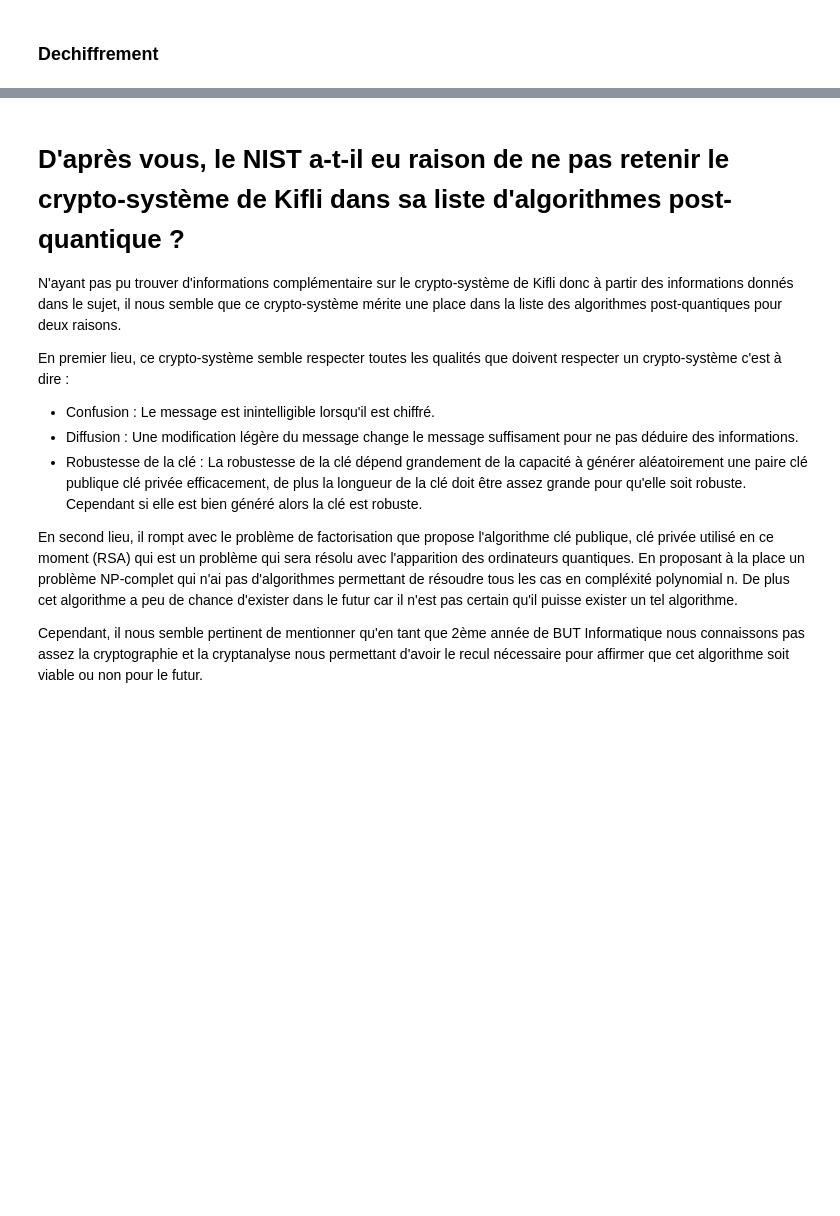
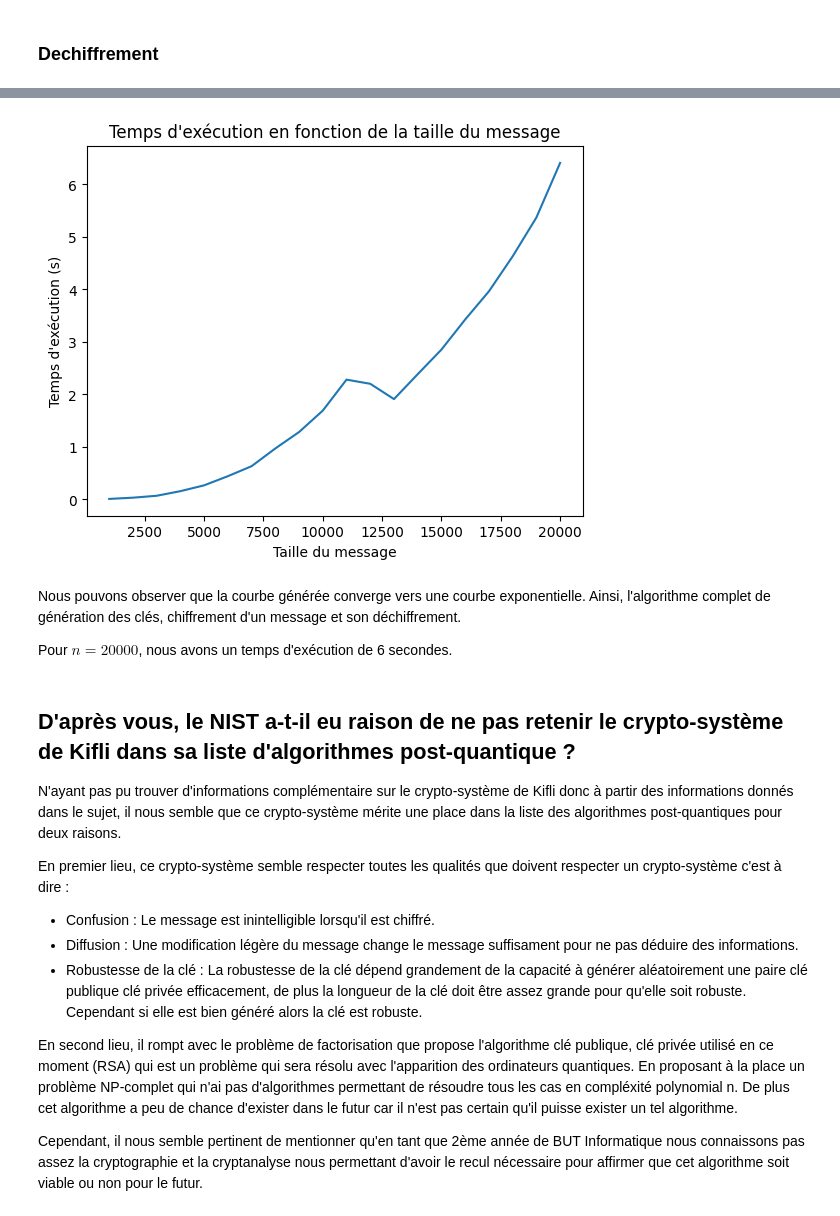
Before and after one commit to atari643/SAE_R3.09, a Jupyter notebook: rapport.ipynb, the cells around one changed output, grey strips where cells are left out. Drawn from its saved outputs; the diff is of its cells as text; code cells hidden in the pictures; blank space fills up the shorter version.

Commit message:
Ajout d'analyse de temps d'exécution

```diff
--- a/rapport.ipynb
+++ b/rapport.ipynb
@@ -31,7 +47,7 @@ import random as rd
 from sys import maxsize
 
 def gen_pochon(n):
-    """Génération d'un pochon de n entiers aléatoires"""
+    """Génération d'un pochon de n entiers supercroissants aléatoires """
     tab = []
     somme = 0
     for i in range(n):
@@ -310,5 +330,32 @@ for i in range(100):
+# %%
+import matplotlib.pyplot as plt
+from time import time
+
+
+def bornes_kifli(n, pas):
+    temps = []
+    taille=[i for i in range(1, n+1) if i%pas==0]
+    for i in taille:
+        if(i%pas==0):
+            message="".join(str(rd.randint(0,1)) for _ in range(i))
+            t1=time()
+            test_chiffrement_dechiffrement(message, i)
+            t2=time()
+            temps.append(t2-t1)
+    plt.plot(taille, temps)
+    plt.xlabel("Taille du message")
+    plt.ylabel("Temps d'exécution (s)")
+    plt.title("Temps d'exécution en fonction de la taille du message")
+    plt.show()
+bornes_kifli(20000, 1000)
+# %% [output]
+[figure, added]
+# %% [markdown]
+Nous pouvons observer que la courbe générée converge vers une courbe exponentielle. Ainsi, l'algorithme complet de génération des clés, chiffrement d'un message et son déchiffrement.
+
+Pour $n = 20000$, nous avons un temps d'exécution de 6 secondes.
 # %% [markdown]
-# D'après vous, le NIST a-t-il eu raison de ne pas retenir le crypto-système de Kifli dans sa liste d'algorithmes post-quantique ?
+## D'après vous, le NIST a-t-il eu raison de ne pas retenir le crypto-système de Kifli dans sa liste d'algorithmes post-quantique ?
 
 
 N'ayant pas pu trouver d'informations complémentaire sur le crypto-système de Kifli donc à partir des informations donnés dans le sujet, il nous semble que ce crypto-système mérite une place dans la liste des algorithmes post-quantiques pour deux raisons.
```
Also changed, not shown: parts of 11 cells of this notebook.
